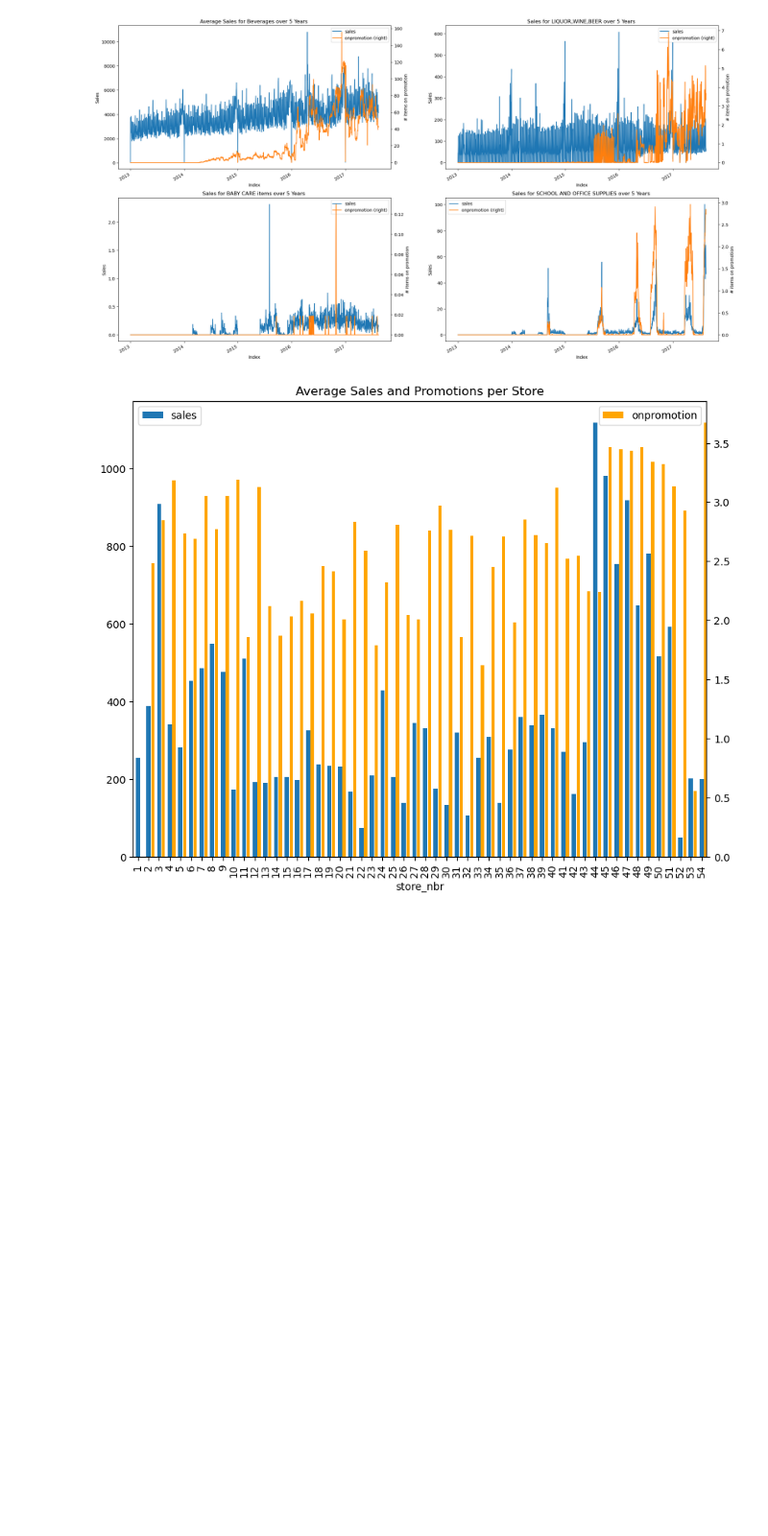
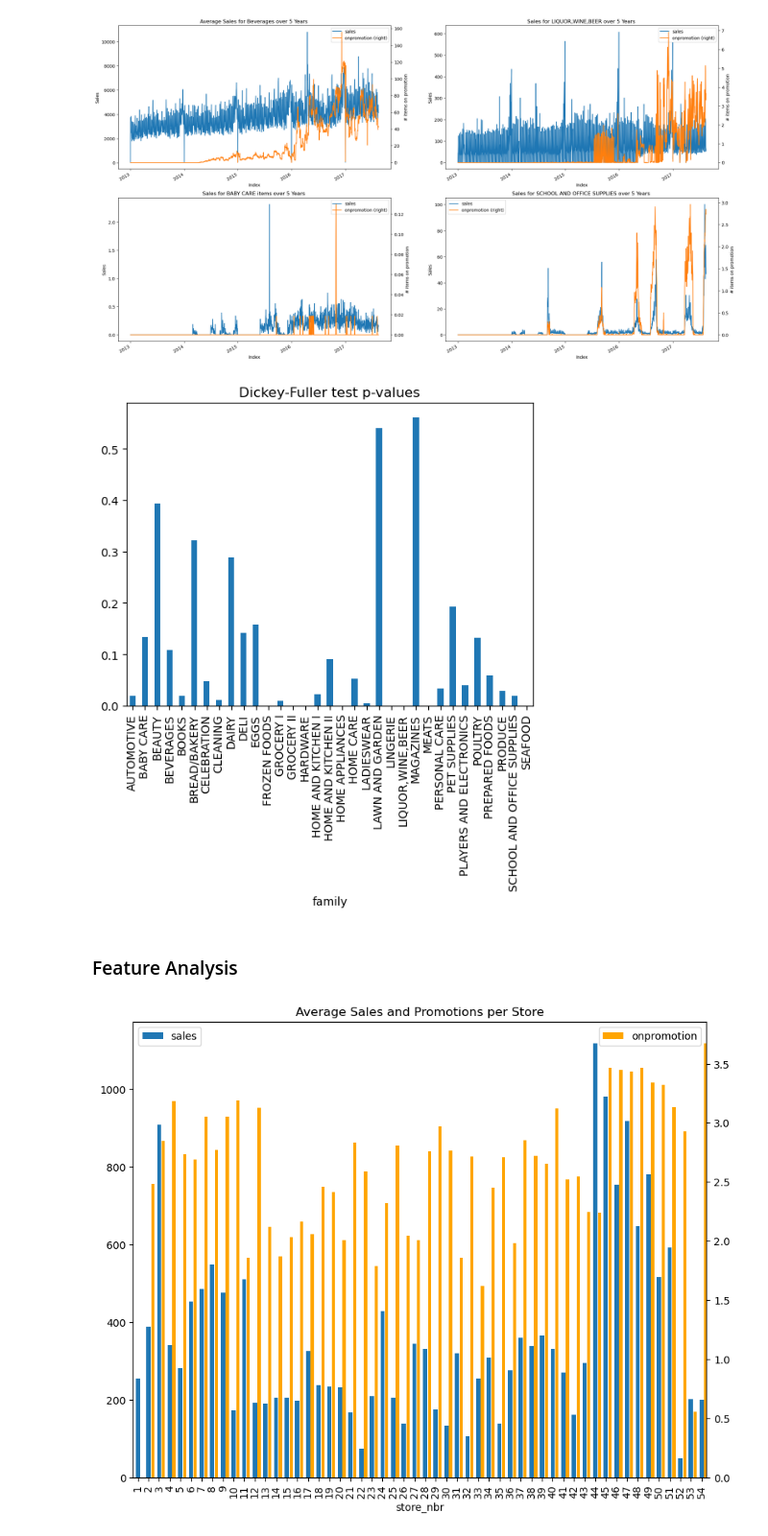
Before and after one commit to lkno0705/IndustrialApplicationsofAI, a Jupyter notebook: secondary-sector/practical-supply-chain-management/Sales-Forecasting.ipynb, the cells around one changed output. Shown at 96% size. Drawn from its saved outputs; the diff is of its cells as text; code cells hidden in the pictures; blank space fills up the shorter version.

Commit message:
Add Dickey Fuller test that checks stationarity of a time series

```diff
--- a/secondary-sector/practical-supply-chain-management/Sales-Forecasting.ipynb
+++ b/secondary-sector/practical-supply-chain-management/Sales-Forecasting.ipynb
@@ -74,6 +76,14 @@ ax[1][1].right_ax.set_ylabel('# items on promotion')
 # %% [output]
 Text(0, 0.5, '# items on promotion')
 [figure]
+# %%
+from statsmodels.tsa.stattools import adfuller
+train.groupby('family').apply(lambda x: adfuller(x.groupby('date').mean()['sales'])[1]).plot(kind='bar', title='Dickey-Fuller test p-values')
+plt.show()
+# %% [output]
+[figure, added]
+# %% [markdown]
+### Feature Analysis
 # %%
 tmp = train[['store_nbr', 'sales', 'onpromotion']].groupby('store_nbr').mean() # compute average per store
 
```
Also changed, not shown: parts of 1 cell of this notebook.
